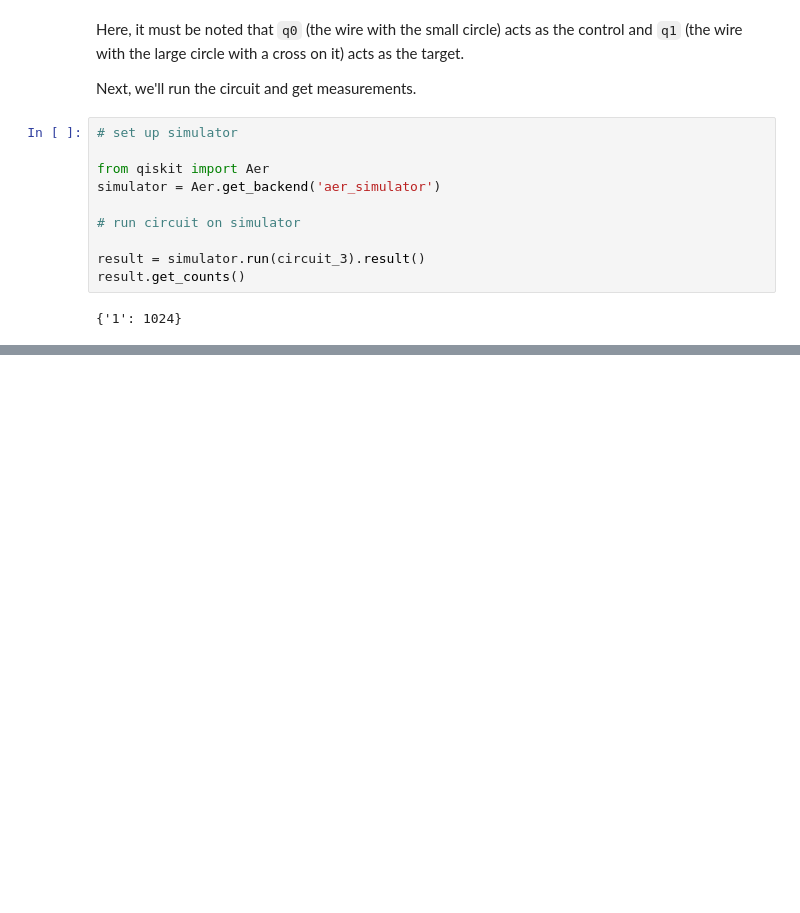
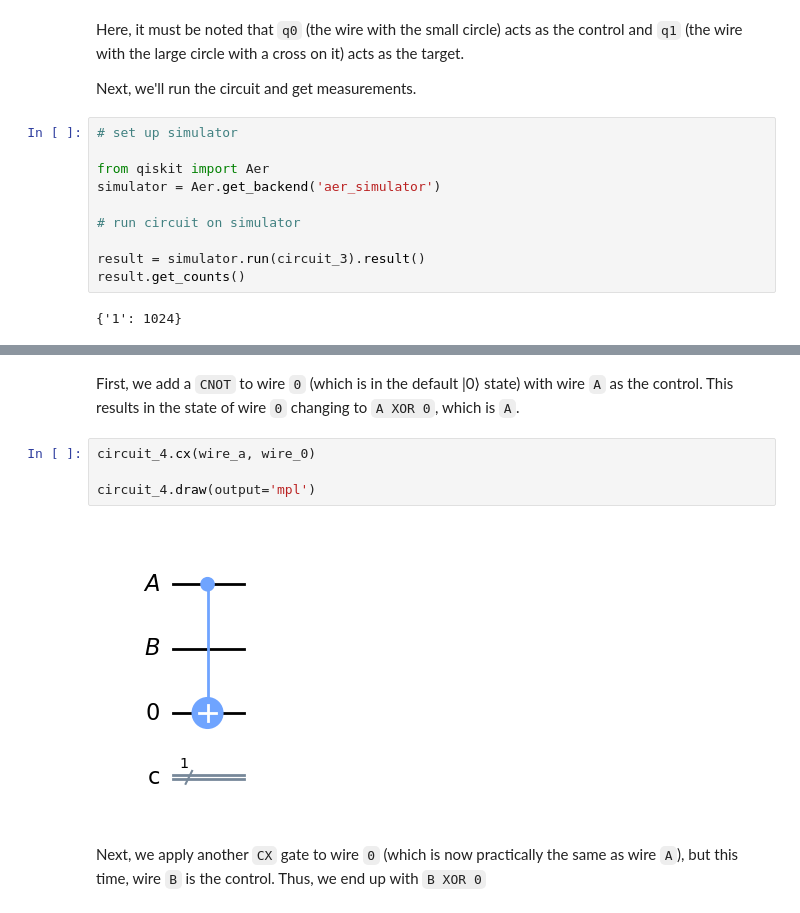
Before and after one commit to ravi-aratchige/hitchhikers-guide-to-the-quantum-realm, a Jupyter notebook: 1. Circuits and Gates.ipynb, the cells around one changed output, grey strips where cells are left out. Cells and saved outputs as stored; diff of their text form; blank space fills up the shorter version.

```diff
--- a/1. Circuits and Gates.ipynb
+++ b/1. Circuits and Gates.ipynb
@@ -176,0 +196,10 @@ We can clearly see that the quantum state of `q1` (which was `|0⟩` by default)
+# %% [markdown]
+First, we add a `CNOT` to wire `0` (which is in the default |0⟩ state) with wire `A` as the control. This results in the state of wire `0` changing to `A XOR 0`, which is `A`.
+# %%
+circuit_4.cx(wire_a, wire_0)
+
+circuit_4.draw(output='mpl')
+# %% [output]
+[figure, added]
+# %% [markdown]
+Next, we apply another `CX` gate to wire `0` (which is now practically the same as wire `A`), but this time, wire `B` is the control. Thus, we end up with `B XOR 0`
```
Also changed, not shown: parts of 2 cells of this notebook.
